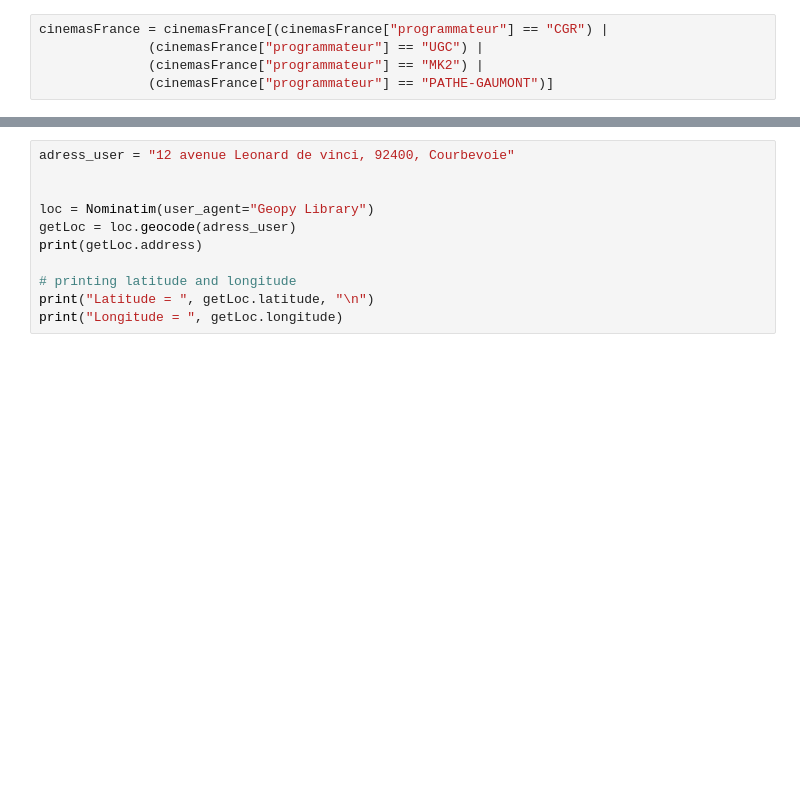
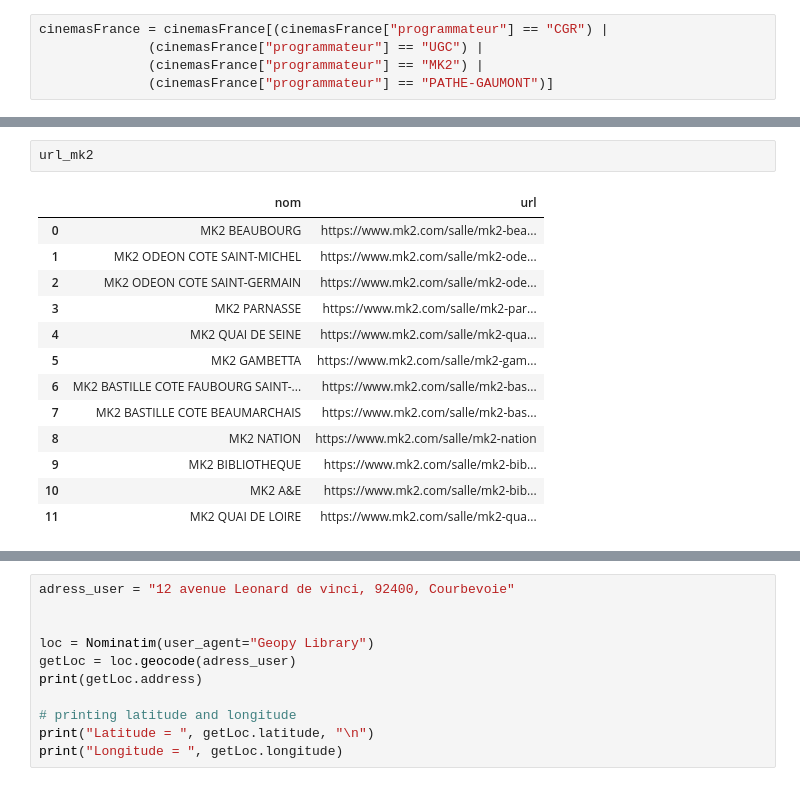
Before and after one commit to Yutari11/webscrapping-movies, a Jupyter notebook: Web_Scrapping_Project.ipynb, the cells around one changed output, grey strips where cells are left out. Drawn from its saved outputs; the diff is of its cells as text; blank space fills up the shorter version.

```diff
--- a/Web_Scrapping_Project.ipynb
+++ b/Web_Scrapping_Project.ipynb
@@ -22,0 +59,16 @@ cinemasFrance = cinemasFrance[(cinemasFrance["programmateur"] == "CGR") |
+# %%
+url_mk2
+# %% [output]
+|  | nom | url |
+| 0 | MK2 BEAUBOURG | https://www.mk2.com/salle/mk2-bea... |
+| 1 | MK2 ODEON COTE SAINT-MICHEL | https://www.mk2.com/salle/mk2-ode... |
+| 2 | MK2 ODEON COTE SAINT-GERMAIN | https://www.mk2.com/salle/mk2-ode... |
+| 3 | MK2 PARNASSE | https://www.mk2.com/salle/mk2-par... |
+| 4 | MK2 QUAI DE SEINE | https://www.mk2.com/salle/mk2-qua... |
+| 5 | MK2 GAMBETTA | https://www.mk2.com/salle/mk2-gam... |
+| 6 | MK2 BASTILLE COTE FAUBOURG SAINT-... | https://www.mk2.com/salle/mk2-bas... |
+| 7 | MK2 BASTILLE COTE BEAUMARCHAIS | https://www.mk2.com/salle/mk2-bas... |
+| 8 | MK2 NATION | https://www.mk2.com/salle/mk2-nation |
+| 9 | MK2 BIBLIOTHEQUE | https://www.mk2.com/salle/mk2-bib... |
+| 10 | MK2 A&E | https://www.mk2.com/salle/mk2-bib... |
+| 11 | MK2 QUAI DE LOIRE | https://www.mk2.com/salle/mk2-qua... |
```
Also changed, not shown: parts of 29 cells of this notebook.
